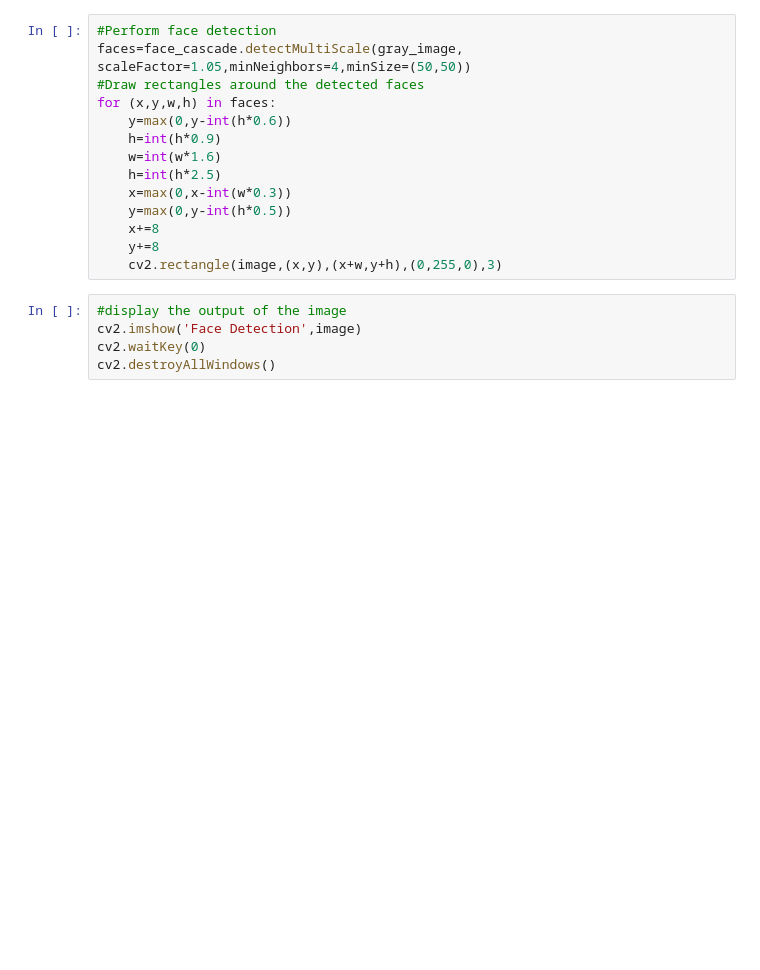
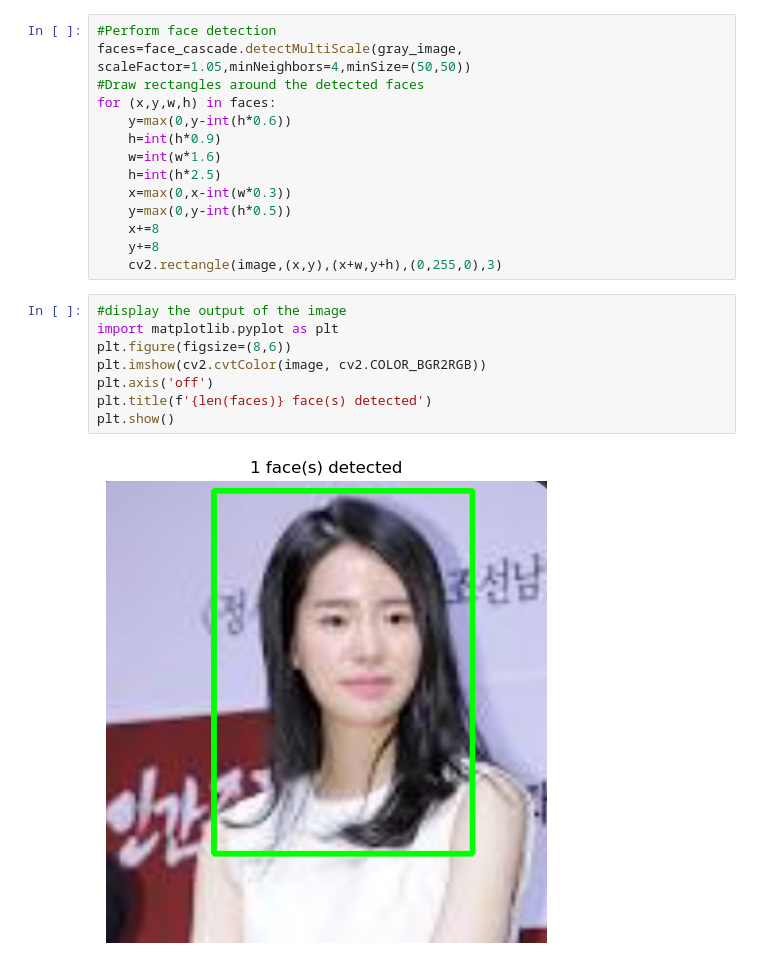
Before and after one commit to ValentineV-webarc/ValentineV-webarc.github.io, a Jupyter notebook: FaceDetection.ipynb, the cells around one changed output. Cells and saved outputs as stored; diff of their text form; blank space fills up the shorter version.

```diff
--- a/FaceDetection.ipynb
+++ b/FaceDetection.ipynb
@@ -23,6 +29,11 @@ for (x,y,w,h) in faces:
     cv2.rectangle(image,(x,y),(x+w,y+h),(0,255,0),3)
 # %%
 #display the output of the image
-cv2.imshow('Face Detection',image)
-cv2.waitKey(0)
-cv2.destroyAllWindows()
+import matplotlib.pyplot as plt
+plt.figure(figsize=(8,6))
+plt.imshow(cv2.cvtColor(image, cv2.COLOR_BGR2RGB))
+plt.axis('off')
+plt.title(f'{len(faces)} face(s) detected')
+plt.show()
+# %% [output]
+[figure, added]
```
Also changed, not shown: parts of 2 cells of this notebook, 1 other file.
